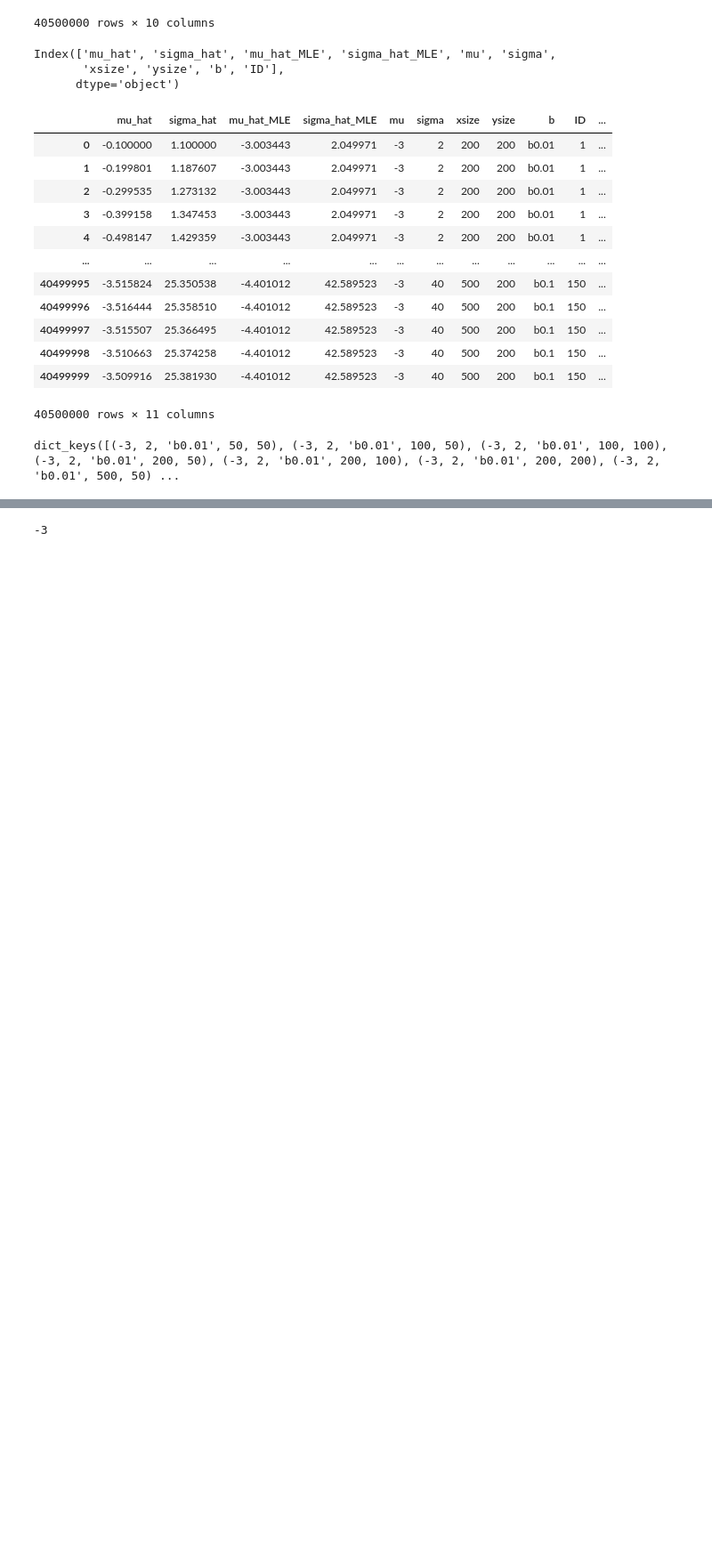
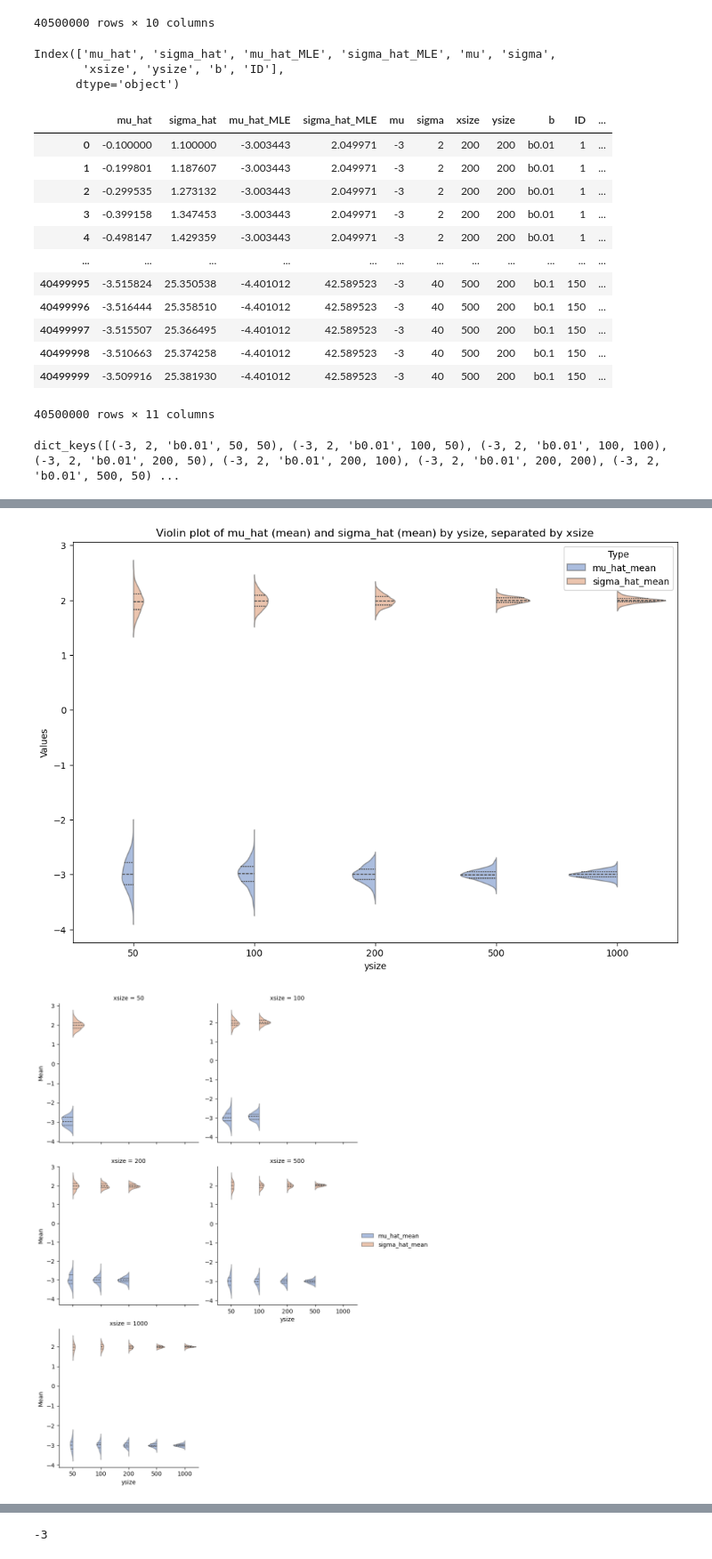
Before and after one commit to GiantDwarf42/master_thesis2, a Jupyter notebook: Gaussian_Data_Analysis.ipynb, the cells around one changed output, grey strips where cells are left out. Shown at 89% size. Cells and saved outputs as stored; diff of their text form; code cells hidden in the pictures; blank space fills up the shorter version.

```diff
--- a/Gaussian_Data_Analysis.ipynb
+++ b/Gaussian_Data_Analysis.ipynb
@@ -364,0 +466,51 @@ saved 85 figures
+# %%
+# go through the different simulation runs => 180
+counter = 0
+for mu, sigma, b in param_combinations:
+
+	simulations_df = df_last_150_aggregated_index_reset[(df_last_150_aggregated_index_reset["mu"]==mu)
+						     & (df_last_150_aggregated_index_reset["sigma"]==sigma)
+						     & (df_last_150_aggregated_index_reset["b"]==b)]
+
+
+
+	break
+# %%
+# Reset the multi-index and flatten the columns
+simulations_df = simulations_df.reset_index()
+simulations_df.columns = ['_'.join(filter(None, col)).strip() for col in simulations_df.columns.values]
+# %%
+
+# Rename the columns for easier access
+simulations_df.rename(columns={
+    'ysize_': 'ysize',
+    'xsize_': 'xsize',
+    'mu_hat_mean': 'mu_hat_mean',
+    'sigma_hat_mean': 'sigma_hat_mean'
+}, inplace=True)
+
+# Melt the DataFrame to long format for easier plotting with seaborn
+df_long = pd.melt(simulations_df, id_vars=['ysize', 'xsize'], value_vars=['mu_hat_mean', 'sigma_hat_mean'],
+                  var_name='Type', value_name='Mean')
+
+# Initialize the plot
+plt.figure(figsize=(12, 8))
+
+# Create a violin plot
+sns.violinplot(x='ysize', y='Mean', hue='Type', data=df_long, split=True, inner='quartile',
+               palette='muted', alpha=0.5)
+
+# Customize the plot
+plt.title('Violin plot of mu_hat (mean) and sigma_hat (mean) by ysize, separated by xsize')
+plt.xlabel('ysize')
+plt.ylabel('Values')
+
+# Separate the plots by xsize
+g = sns.FacetGrid(df_long, col="xsize", col_wrap=2, sharey=False, height=6)
+g.map_dataframe(sns.violinplot, x='ysize', y='Mean', hue='Type', split=True, inner='quartile', palette='muted', alpha=0.5)
+g.add_legend()
+
+plt.show()
+# %% [output]
+[figure, added]
+[figure, added]
```
Also changed, not shown: parts of 15 cells of this notebook.
